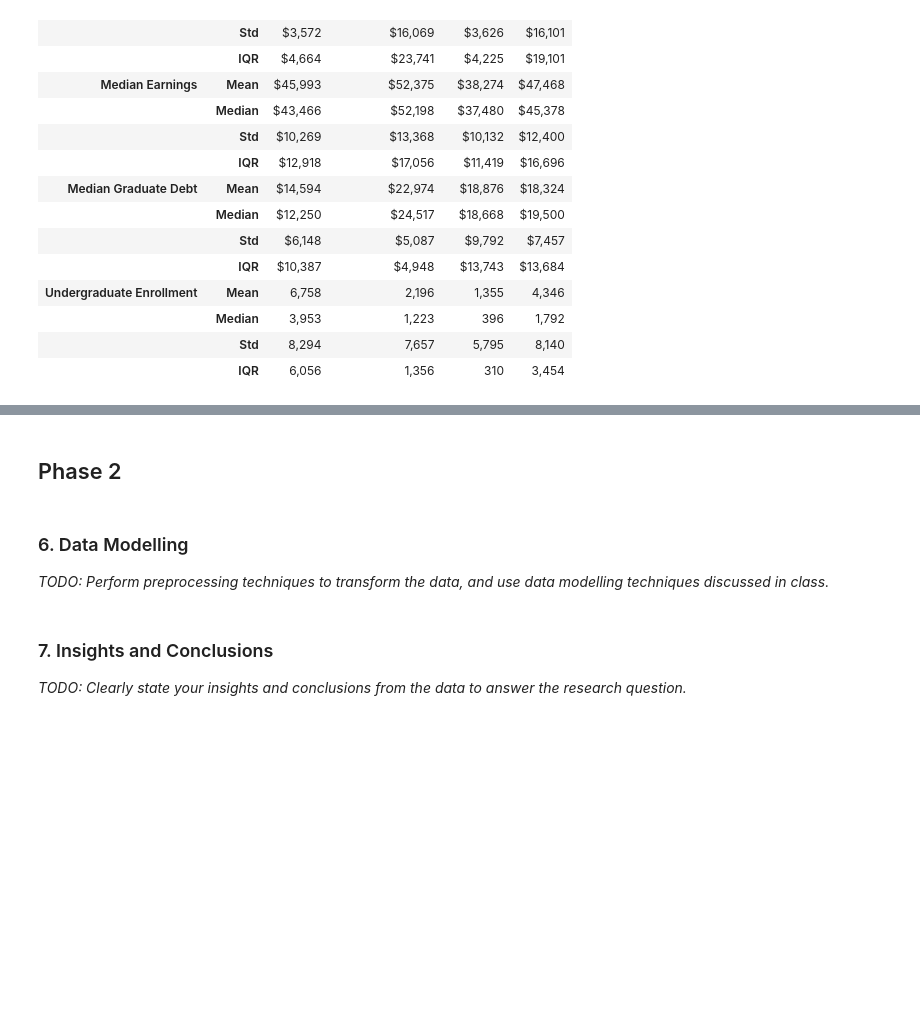
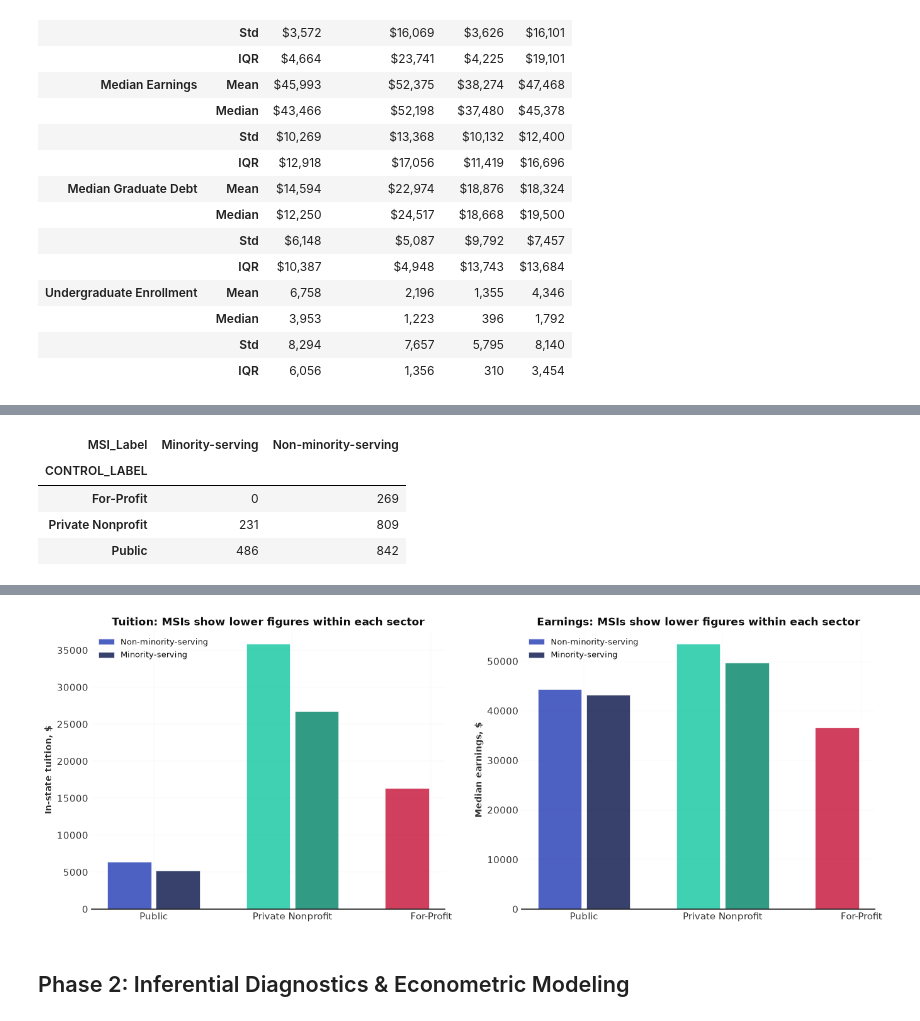
Before and after one commit to sakudiff/Data-102-MC01, a Jupyter notebook: DATA102_Project_Group1.ipynb, the cells around one changed output, grey strips where cells are left out. Saved outputs shown, nothing was run; the diff lists cells and outputs as text; code cells hidden in the pictures; blank space fills up the shorter version.

```diff
--- a/DATA102_Project_Group1.ipynb
+++ b/DATA102_Project_Group1.ipynb
@@ -558,0 +579,46 @@ A limitation of this test is that it treats the entire dataset as a single popul
+# %%
+
+
+# Q6: Minority-Serving Institution Profiles by Sector
+msi_cols = ['HBCU', 'PBI', 'HSI', 'ANNHI', 'TRIBAL', 'AANAPII', 'NANTI']
+df_cleaned['Any_MSI'] = df_cleaned[msi_cols].max(axis=1)
+df_cleaned['MSI_Label'] = df_cleaned['Any_MSI'].map({1.0: 'Minority-serving', 0.0: 'Non-minority-serving'})
+
+msi_counts = df_cleaned.groupby(['CONTROL_LABEL', 'MSI_Label']).size().unstack(fill_value=0)
+display(msi_counts)
+
+q6_stats = df_cleaned.groupby(['CONTROL_LABEL', 'MSI_Label'])[['TUITIONFEE_IN', 'MD_EARN_WNE_P10', 'GRAD_DEBT_MDN']].agg(['mean', 'median']).round(0)
+q6_stats.columns = ['_'.join(c).strip('_') for c in q6_stats.columns]
+display(q6_stats)
+
+fig, axes = plt.subplots(1, 2, figsize=(14, 5.5))
+msi_order = ['Non-minority-serving', 'Minority-serving']
+bar_width = 0.35
+x_pos = np.arange(len(order))
+
+for j, (var, title, fmt) in enumerate([
+    ('TUITIONFEE_IN', 'Tuition', 'In-state tuition, $'),
+    ('MD_EARN_WNE_P10', 'Earnings', 'Median earnings, $')
+]):
+    for i, msi_label in enumerate(msi_order):
+        subset = df_cleaned[df_cleaned['MSI_Label'] == msi_label]
+        medians = [subset[subset['CONTROL_LABEL'] == g][var].median() for g in order]
+        offset = (i - 0.5) * bar_width
+        axes[j].bar(x_pos + offset, medians, bar_width * 0.9,
+            color=[q1_colors[g] for g in order] if msi_label == 'Non-minority-serving' else ['#141F52', '#0E8A6E', '#9E1530'],
+            alpha=0.85, label=msi_label, edgecolor='white', linewidth=0.5)
+    axes[j].set_title(f'{title}: MSIs show lower figures within each sector', fontsize=12, fontweight='bold')
+    axes[j].set_xticks(x_pos)
+    axes[j].set_xticklabels(order)
+    axes[j].set_ylabel(fmt)
+    axes[j].legend(frameon=False, fontsize=9)
+    axes[j].spines['top'].set_visible(False)
+    axes[j].spines['right'].set_visible(False)
+
+plt.tight_layout(pad=2)
+# %% [output]
+| MSI_Label | Minority-serving | Non-minority-serving |
+| CONTROL_LABEL |  |  |
+| For-Profit | 0 | 269 |
+| Private Nonprofit | 231 | 809 |
+| Public | 486 | 842 |
@@ -559,5 +632,3 @@ A limitation of this test is that it treats the entire dataset as a single popul
+[figure, added]
 # %% [markdown]
-## Phase 2
+## Phase 2: Inferential Diagnostics & Econometric Modeling
-# %% [markdown]
-### 6. Data Modelling
-*TODO: Perform preprocessing techniques to transform the data, and use data modelling techniques discussed in class.*
@@ -566,3 +634,0 @@ A limitation of this test is that it treats the entire dataset as a single popul
-# %% [markdown]
-### 7. Insights and Conclusions
-*TODO: Clearly state your insights and conclusions from the data to answer the research question.*
```
Also changed, not shown: parts of 43 cells of this notebook, 3 other files.
